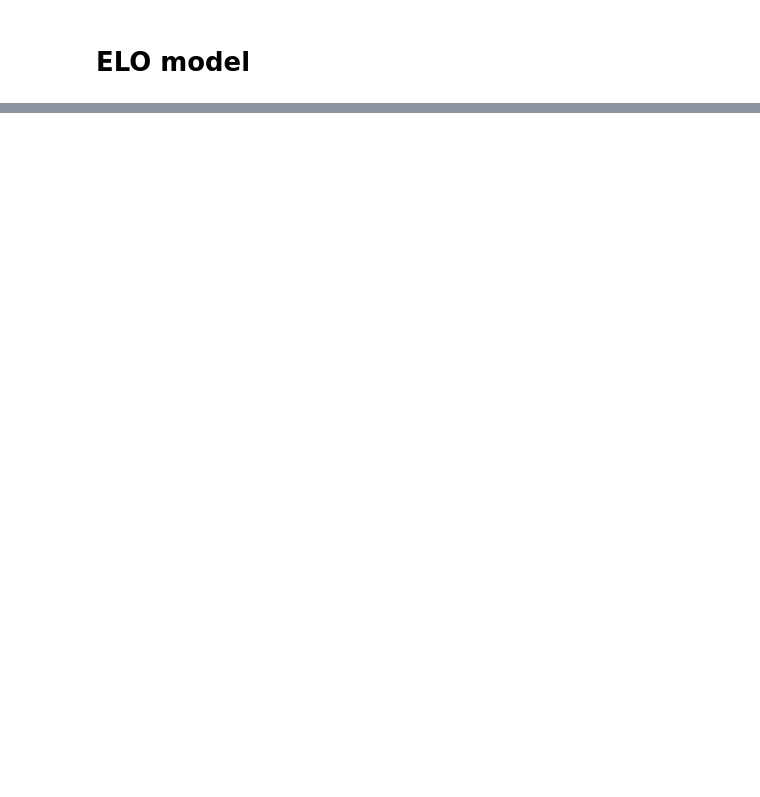
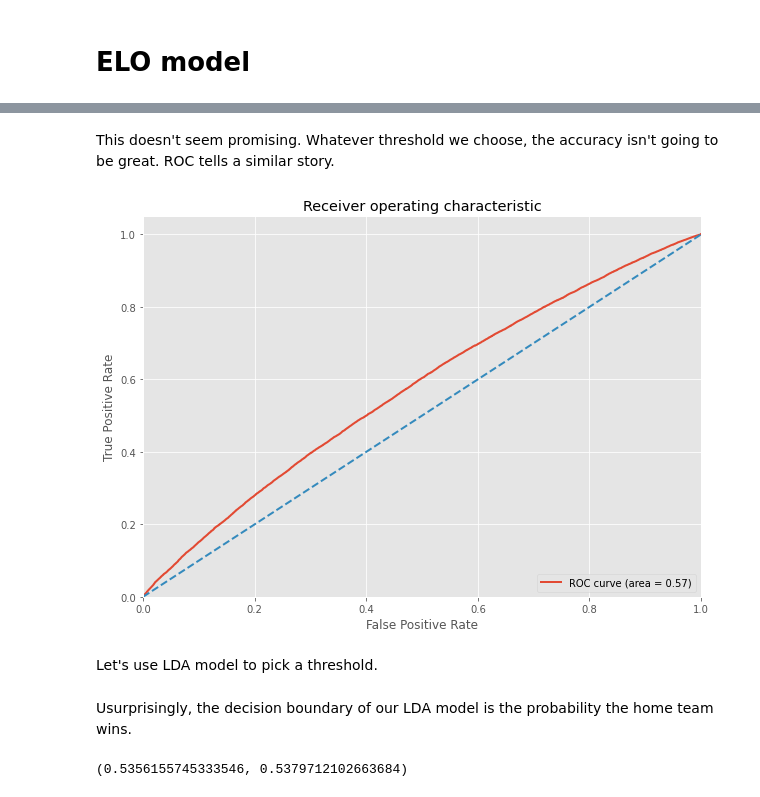
Before and after one commit to lanejere5/mlb, a Jupyter notebook: elo/ELO.ipynb, the cells around one changed output, grey strips where cells are left out. Cells and saved outputs as stored; diff of their text form; code cells hidden in the pictures; blank space fills up the shorter version.

```diff
--- a/elo/ELO.ipynb
+++ b/elo/ELO.ipynb
@@ -378,0 +402,30 @@ elo_df.loc[elo_df.index.year == 2018, ['BOS', 'LAD']].plot.line(title='2018 ELO
+# %% [markdown]
+This doesn't seem promising. Whatever threshold we choose, the accuracy isn't going to be great.  ROC tells a similar story.
+# %%
+#hide_input
+from sklearn.metrics import roc_curve, auc
+
+fpr, tpr, thresholds = roc_curve(results['win'], results['p'], pos_label=1)
+
+roc_auc = auc(fpr, tpr)
+
+plt.figure(figsize=(10,7))
+lw = 2
+plt.plot(
+    fpr,
+    tpr,
+    lw=lw,
+    label="ROC curve (area = %0.2f)" % roc_auc,
+)
+plt.plot([0, 1], [0, 1], lw=lw, linestyle="--")
+plt.xlim([0.0, 1.0])
+plt.ylim([0.0, 1.05])
+plt.xlabel("False Positive Rate")
+plt.ylabel("True Positive Rate")
+plt.title("Receiver operating characteristic")
+plt.legend(loc="lower right")
+plt.show()
+# %% [output]
+[figure, added]
+# %% [markdown]
+Let's use LDA model to pick a threshold.
@@ -378,0 +442,7 @@ elo_df.loc[elo_df.index.year == 2018, ['BOS', 'LAD']].plot.line(title='2018 ELO
+# %% [markdown]
+Usurprisingly, the decision boundary of our LDA model is the probability the home team wins.
+# %%
+decision_boundary = clf.means_.sum() / 2
+decision_boundary, p_home
+# %% [output]
+(0.5356155745333546, 0.5379712102663684)
```
Also changed, not shown: parts of 60 cells of this notebook.
